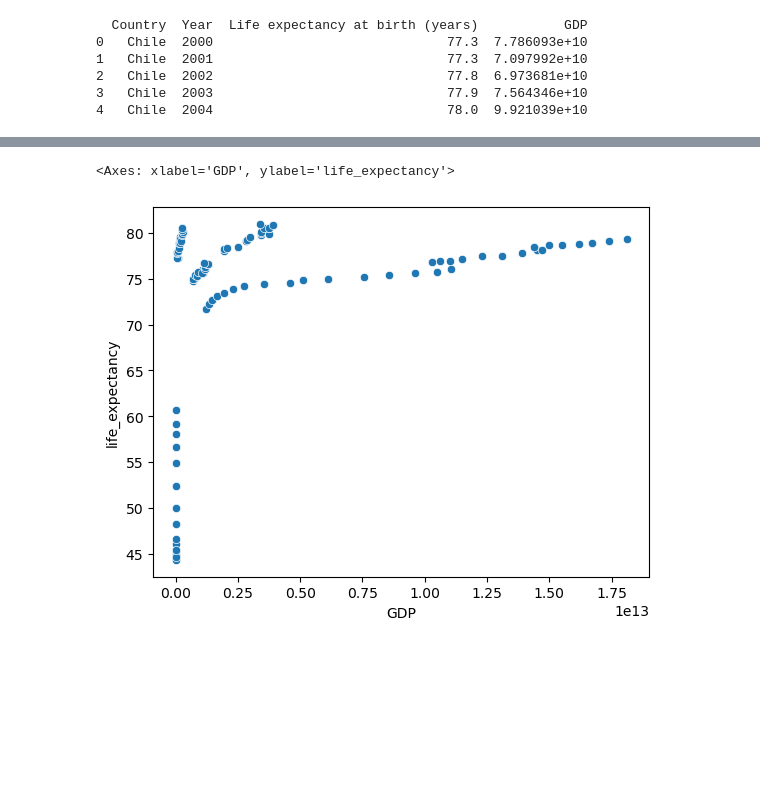
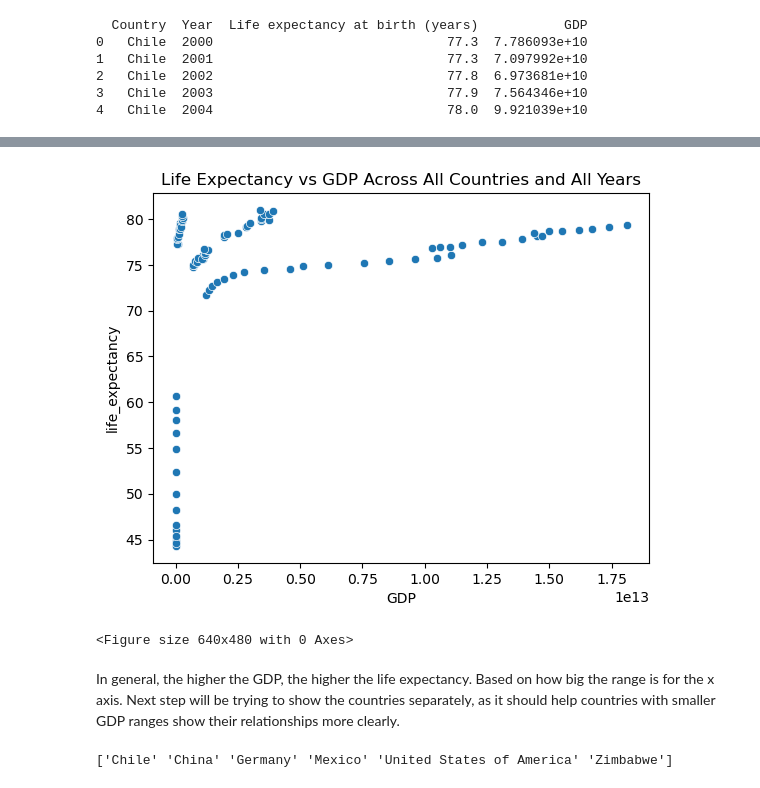
Before and after one commit to xuanzee/ds_life_expectancy, a Jupyter notebook: life_expectancy_gdp.ipynb, the cells around one changed output, grey strips where cells are left out. Cells and saved outputs as stored; diff of their text form; code cells hidden in the pictures; blank space fills up the shorter version.

```diff
--- a/life_expectancy_gdp.ipynb
+++ b/life_expectancy_gdp.ipynb
@@ -41,6 +56,11 @@ data.rename(columns={'Life expectancy at birth (years)': 'life_expectancy'}, inp
 # %%
-#try showing GDP vs. life expectancy in general
+#try showing GDP vs. life expectancy in general.
 sns.scatterplot(data=data, x='GDP', y='life_expectancy')
+plt.title('Life Expectancy vs GDP Across All Countries and All Years')
+plt.show()
+plt.clf()
 # %% [output]
+[figure, new version]
-<Axes: xlabel='GDP', ylabel='life_expectancy'>
+<Figure size 640x480 with 0 Axes>
-[figure, old version]
+# %% [markdown]
+In general, the higher the GDP, the higher the life expectancy. Based on how big the range is for the x axis. Next step will be trying to show the countries separately, as it should help countries with smaller GDP ranges show their relationships more clearly.
@@ -46,0 +70,4 @@ sns.scatterplot(data=data, x='GDP', y='life_expectancy')
+# %%
+print(countries)
+# %% [output]
+['Chile' 'China' 'Germany' 'Mexico' 'United States of America' 'Zimbabwe']
```
Also changed, not shown: parts of 16 cells of this notebook.
